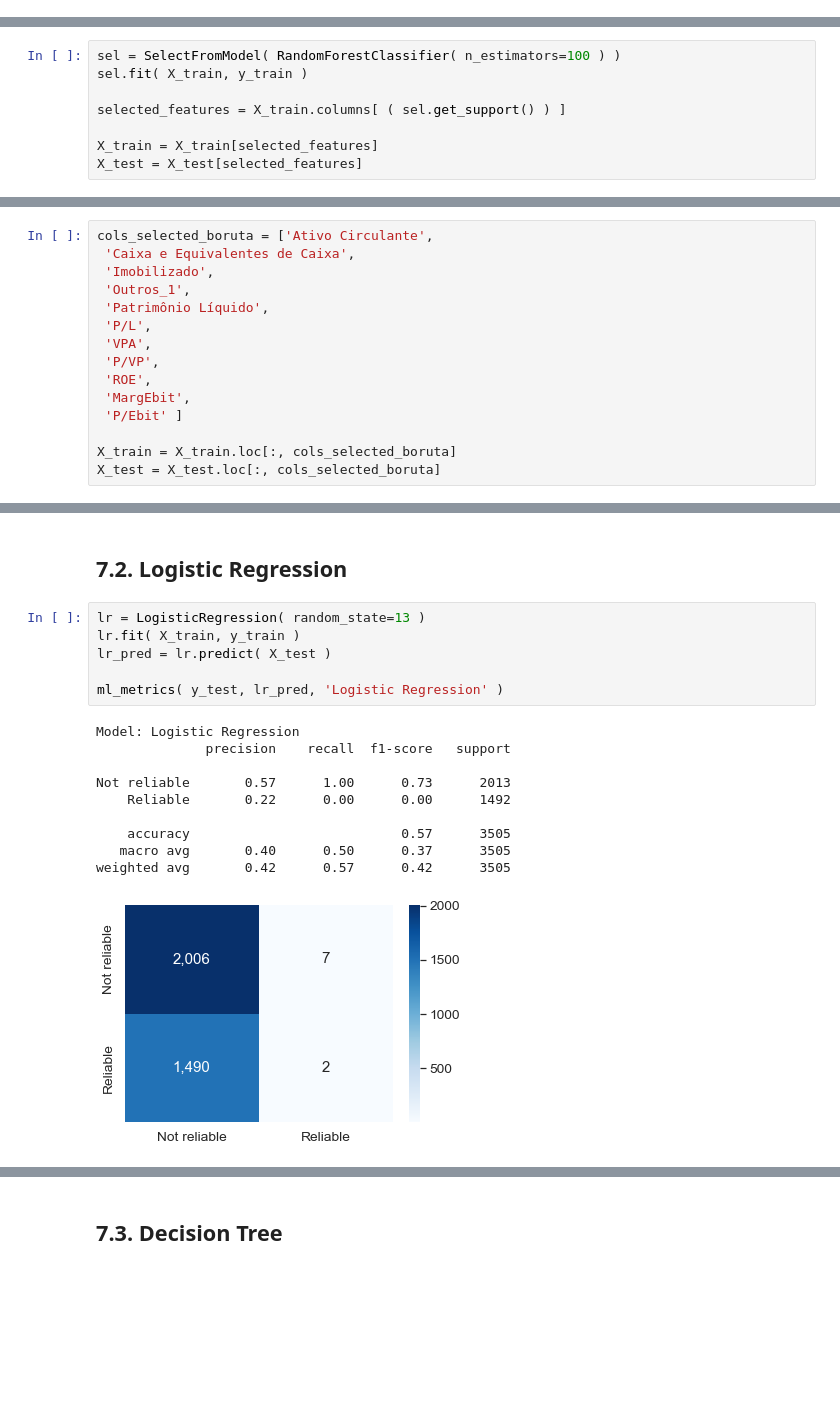
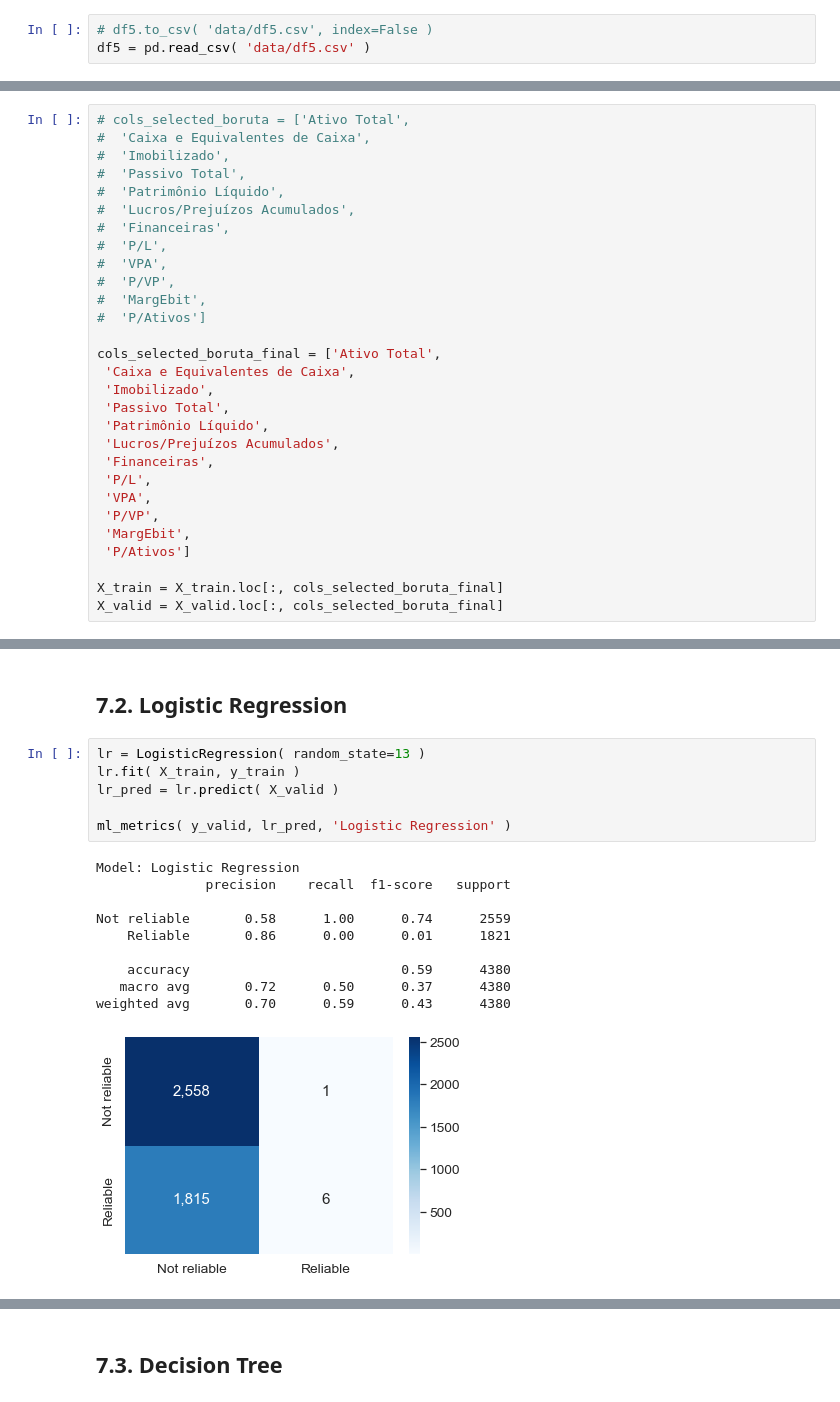
Before and after one commit to endhel/InvestBot, a Jupyter notebook: InvestBot.ipynb, the cells around one changed output, grey strips where cells are left out. Drawn from its saved outputs; the diff is of its cells as text; blank space fills up the shorter version.

```diff
--- a/InvestBot.ipynb
+++ b/InvestBot.ipynb
@@ -763,0 +744,3 @@ df5 = df4.copy()
+# %%
+# df5.to_csv( 'data/df5.csv', index=False )
+df5 = pd.read_csv( 'data/df5.csv' )
@@ -830,9 +771 @@ df6[top10].head()
-# %%
-sel = SelectFromModel( RandomForestClassifier( n_estimators=100 ) )
-sel.fit( X_train, y_train )
-
-selected_features = X_train.columns[ ( sel.get_support() ) ]
-
-X_train = X_train[selected_features]
-X_test = X_test[selected_features]
 # %% [markdown]
@@ -859,18 +807,32 @@ X_test = X_test[selected_features]
 # %%
-cols_selected_boruta = ['Ativo Circulante',
+# cols_selected_boruta = ['Ativo Total',
+#  'Caixa e Equivalentes de Caixa',
+#  'Imobilizado',
+#  'Passivo Total',
+#  'Patrimônio Líquido',
+#  'Lucros/Prejuízos Acumulados',
+#  'Financeiras',
+#  'P/L',
+#  'VPA',
+#  'P/VP',
+#  'MargEbit',
+#  'P/Ativos']
+
+cols_selected_boruta_final = ['Ativo Total',
  'Caixa e Equivalentes de Caixa',
  'Imobilizado',
- 'Outros_1',
+ 'Passivo Total',
  'Patrimônio Líquido',
+ 'Lucros/Prejuízos Acumulados',
+ 'Financeiras',
  'P/L',
  'VPA',
  'P/VP',
- 'ROE',
  'MargEbit',
- 'P/Ebit' ]
+ 'P/Ativos']
 
-X_train = X_train.loc[:, cols_selected_boruta]
-X_test = X_test.loc[:, cols_selected_boruta]
+X_train = X_train.loc[:, cols_selected_boruta_final]
+X_valid = X_valid.loc[:, cols_selected_boruta_final]
 # %% [markdown]
 # 7.0. Machine Learning Modeling
 # %% [markdown]
@@ -909,20 +871,20 @@ dummy_cv
 # %%
 lr = LogisticRegression( random_state=13 )
 lr.fit( X_train, y_train )
-lr_pred = lr.predict( X_test )
+lr_pred = lr.predict( X_valid )
 
-ml_metrics( y_test, lr_pred, 'Logistic Regression' )
+ml_metrics( y_valid, lr_pred, 'Logistic Regression' )
 # %% [output]
 Model: Logistic Regression
               precision    recall  f1-score   support
 
-Not reliable       0.57      1.00      0.73      2013
-    Reliable       0.22      0.00      0.00      1492
+Not reliable       0.58      1.00      0.74      2559
+    Reliable       0.86      0.00      0.01      1821
 
-    accuracy                           0.57      3505
-   macro avg       0.40      0.50      0.37      3505
-weighted avg       0.42      0.57      0.42      3505
+    accuracy                           0.59      4380
+   macro avg       0.72      0.50      0.37      4380
+weighted avg       0.70      0.59      0.43      4380
-[figure, old version]
+[figure, new version]
 # %%
 # Cross Validation
 lr = LogisticRegression( random_state=13 )
```
Also changed, not shown: parts of 80 cells of this notebook, 7 other files.
